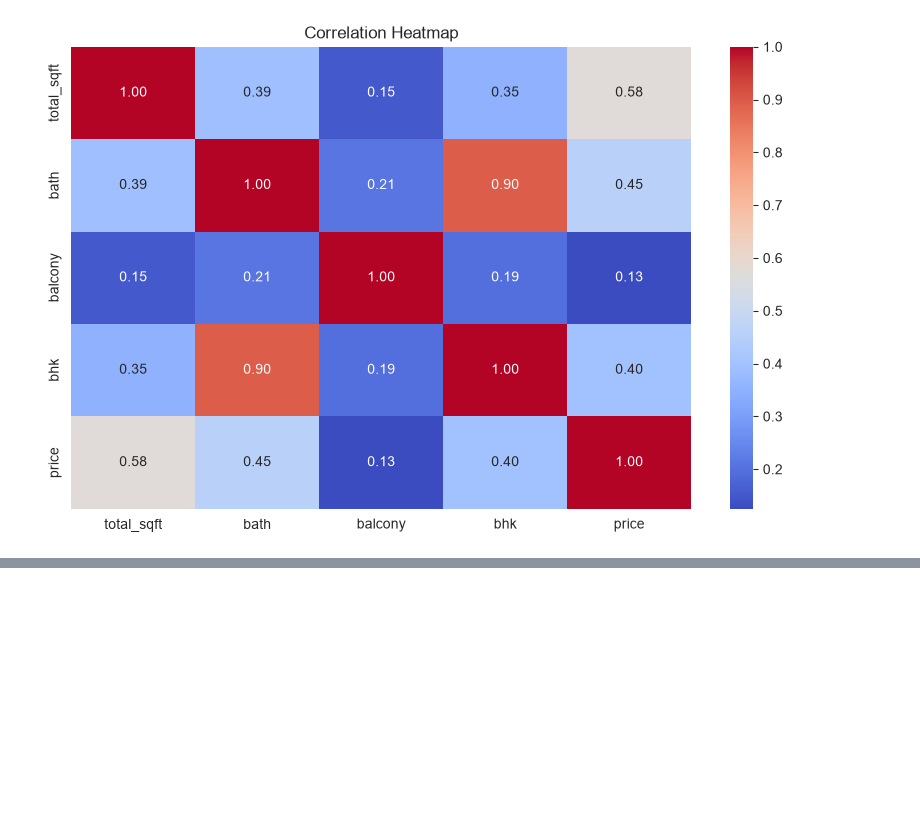
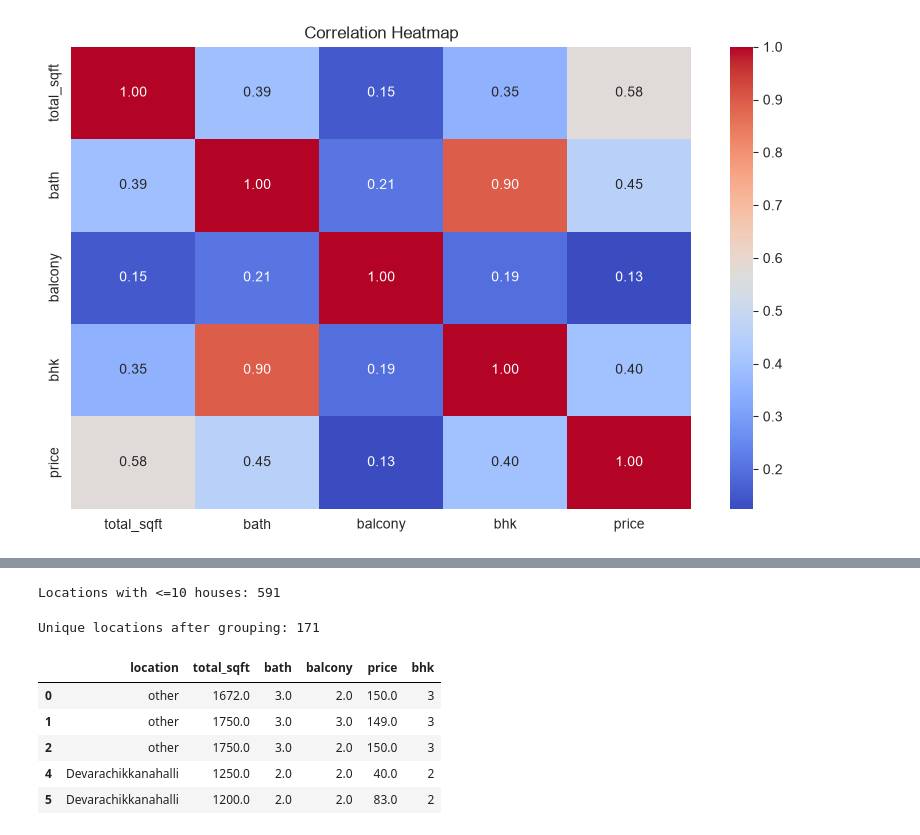
Before and after one commit to DevK-26/HousePricePrediction, a Jupyter notebook: Notebook /House_Price_EDA.ipynb, the cells around one changed output, grey strips where cells are left out. Saved outputs shown, nothing was run; the diff lists cells and outputs as text; code cells hidden in the pictures; blank space fills up the shorter version.

```diff
--- a/Notebook /House_Price_EDA.ipynb
+++ b/Notebook /House_Price_EDA.ipynb
@@ -269,0 +406,22 @@ plt.show()
+# %%
+df9['location'] = df9['location'].apply(lambda x: x.strip())
+location_stats = df9['location'].value_counts()
+
+locations_less_than_10 = location_stats[location_stats <= 10]
+print("Locations with <=10 houses:", len(locations_less_than_10))
+# %% [output]
+Locations with <=10 houses: 591
+# %%
+df9['location'] = df9['location'].apply(
+    lambda x: 'other' if x in locations_less_than_10 else x
+)
+print("Unique locations after grouping:", df9['location'].nunique())
+df9.head()
+# %% [output]
+Unique locations after grouping: 171
+|  | location | total_sqft | bath | balcony | price | bhk |
+| 0 | other | 1672.0 | 3.0 | 2.0 | 150.0 | 3 |
+| 1 | other | 1750.0 | 3.0 | 3.0 | 149.0 | 3 |
+| 2 | other | 1750.0 | 3.0 | 2.0 | 150.0 | 3 |
+| 4 | Devarachikkanahalli | 1250.0 | 2.0 | 2.0 | 40.0 | 2 |
+| 5 | Devarachikkanahalli | 1200.0 | 2.0 | 2.0 | 83.0 | 2 |
```
Also changed, not shown: parts of 15 cells of this notebook.
